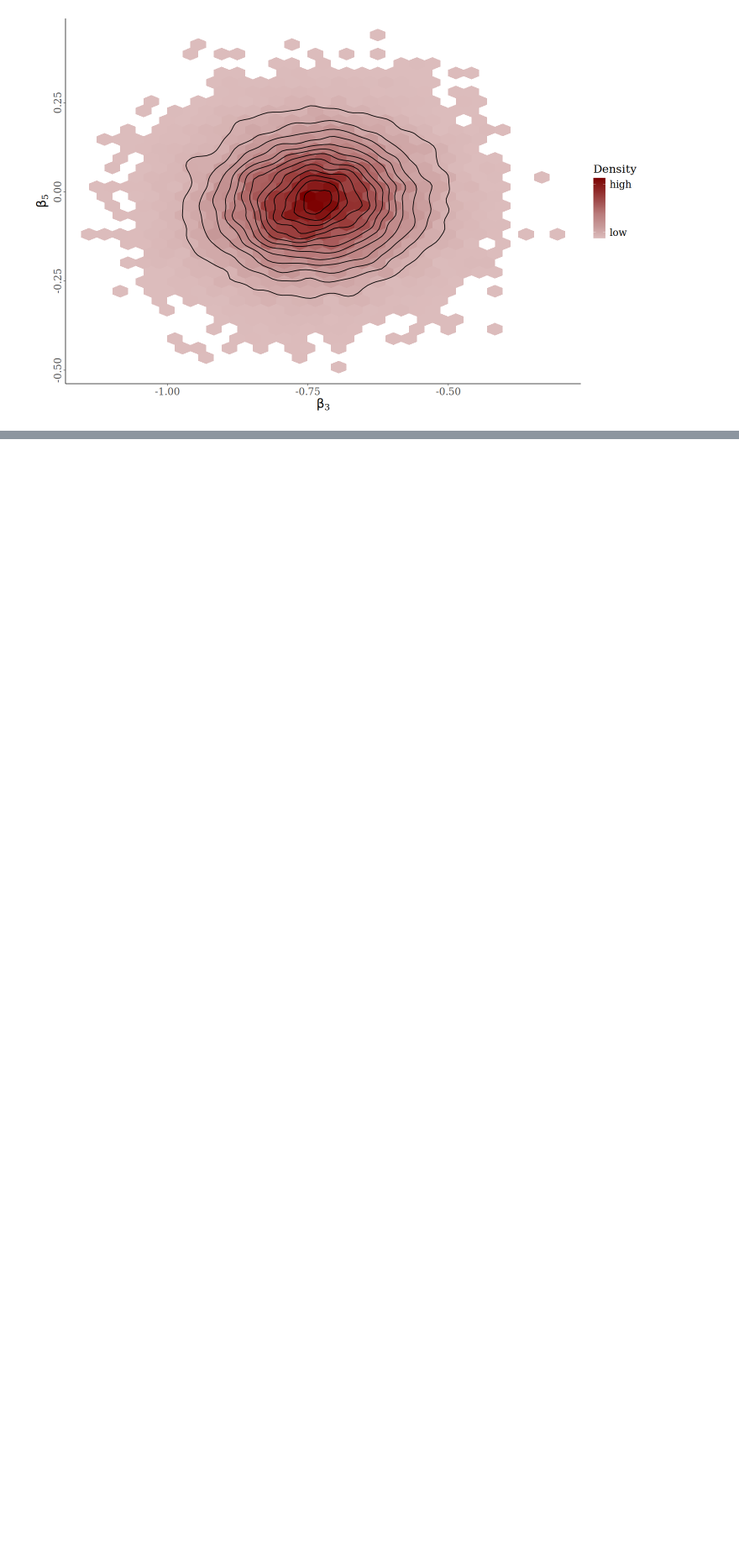
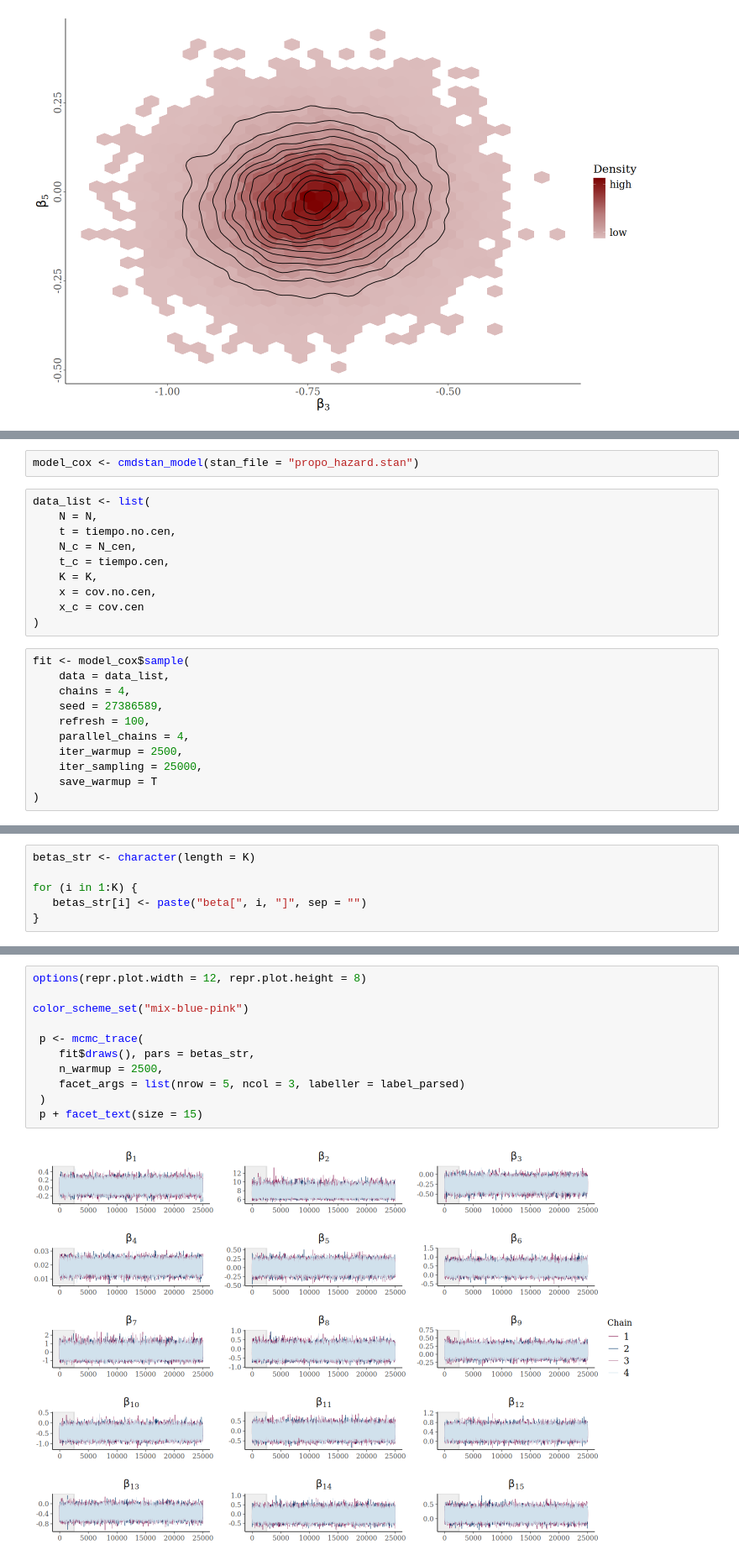
Before and after one commit to Christian-F-Badillo/Bayesian_Cox_Model_Covid_19_Mexico, a Jupyter notebook: Models.ipynb, the cells around one changed output, grey strips where cells are left out. Shown at 84% size. Drawn from its saved outputs; the diff is of its cells as text; blank space fills up the shorter version.

Commit message:
Cox Model

```diff
--- a/Models.ipynb
+++ b/Models.ipynb
@@ -659,0 +736,23 @@ mcmc_hex(fit$draws(), pars = c(betas_str[3], betas_str[5])) +
+# %%
+model_cox <- cmdstan_model(stan_file = "propo_hazard.stan")
+# %%
+data_list <- list(
+    N = N,
+    t = tiempo.no.cen,
+    N_c = N_cen,
+    t_c = tiempo.cen,
+    K = K,
+    x = cov.no.cen,
+    x_c = cov.cen
+)
+# %%
+fit <- model_cox$sample(
+    data = data_list,
+    chains = 4,
+    seed = 27386589,
+    refresh = 100,
+    parallel_chains = 4,
+    iter_warmup = 2500,
+    iter_sampling = 25000,
+    save_warmup = T
+)
@@ -659,0 +819,6 @@ mcmc_hex(fit$draws(), pars = c(betas_str[3], betas_str[5])) +
+# %%
+betas_str <- character(length = K)
+
+for (i in 1:K) {
+   betas_str[i] <- paste("beta[", i, "]", sep = "")
+}
@@ -659,0 +831,13 @@ mcmc_hex(fit$draws(), pars = c(betas_str[3], betas_str[5])) +
+# %%
+options(repr.plot.width = 12, repr.plot.height = 8)
+
+color_scheme_set("mix-blue-pink")
+
+ p <- mcmc_trace(
+    fit$draws(), pars = betas_str,
+    n_warmup = 2500,
+    facet_args = list(nrow = 5, ncol = 3, labeller = label_parsed)
+ )
+ p + facet_text(size = 15)
+# %% [output]
+[figure, added]
```
Also changed, not shown: parts of 20 cells of this notebook, 4 other files.
